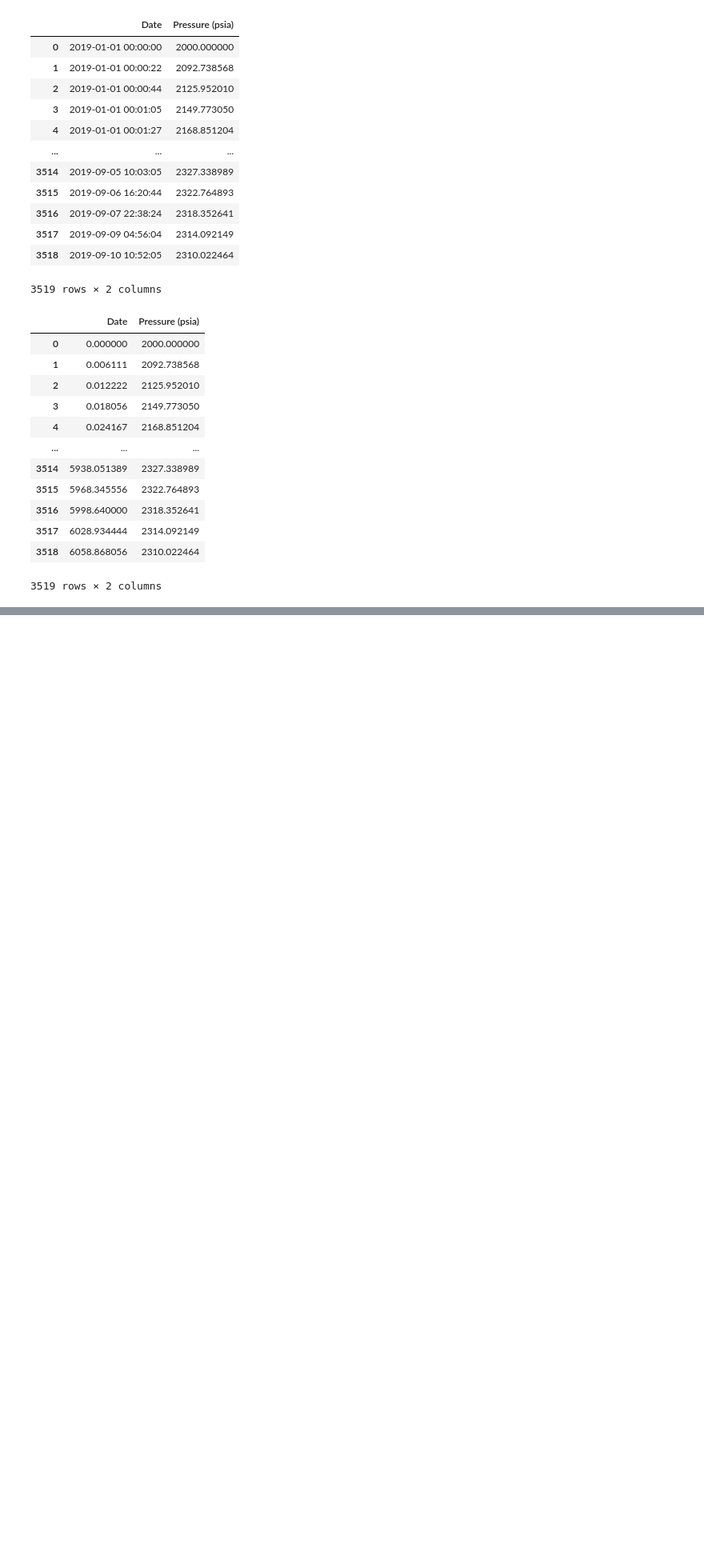
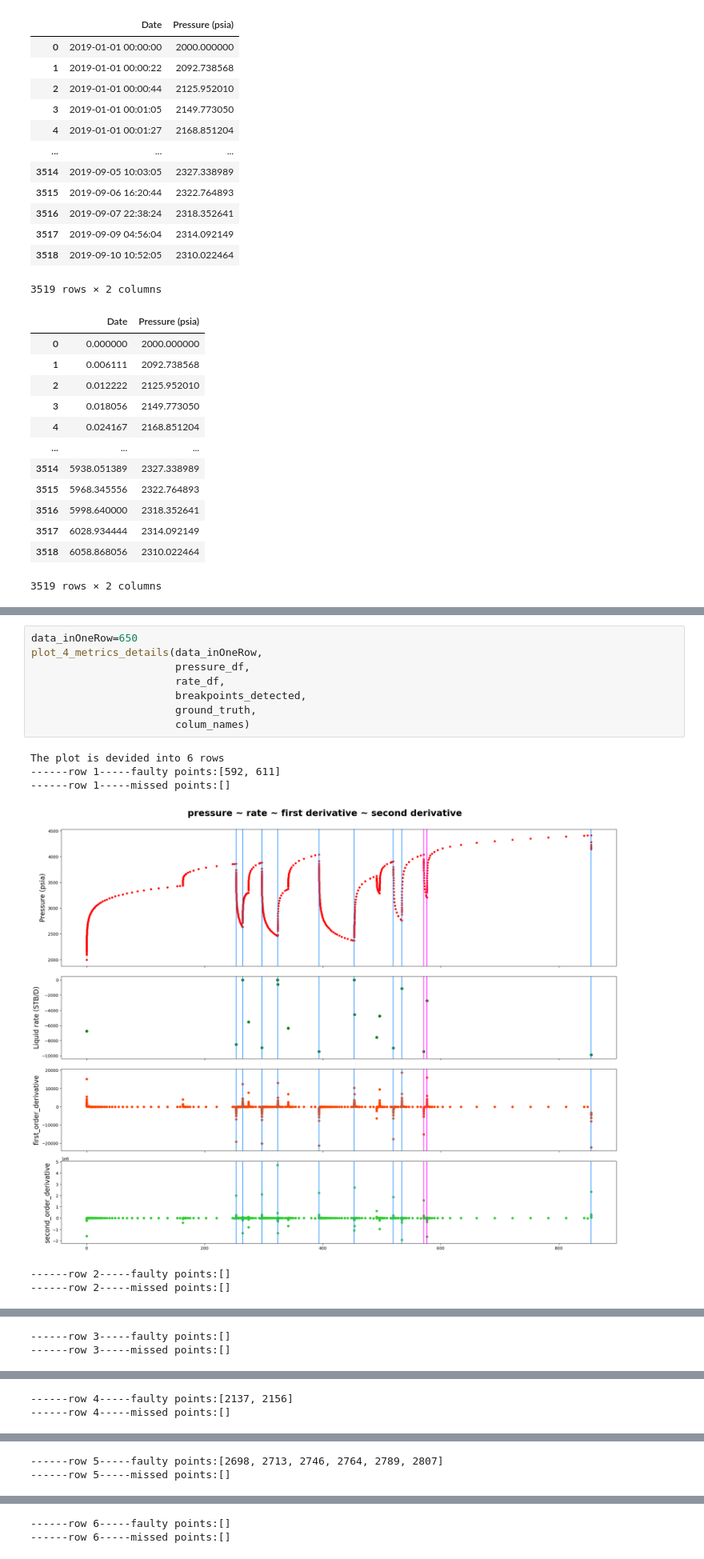
Before and after one commit to juneciel510/transient_identification, a Jupyter notebook: source_code/synthetic_data.ipynb, the cells around one changed output, grey strips where cells are left out. Shown at 80% size. Cells and saved outputs as stored; diff of their text form; blank space fills up the shorter version.

```diff
--- a/source_code/synthetic_data.ipynb
+++ b/source_code/synthetic_data.ipynb
@@ -127,0 +161,15 @@ display(pressure_df)
+# %%
+data_inOneRow=650
+plot_4_metrics_details(data_inOneRow,
+                       pressure_df,
+                       rate_df,
+                       breakpoints_detected,
+                       ground_truth,
+                       colum_names)
+# %% [output]
+The plot is devided into 6 rows
+------row 1-----faulty points:[592, 611]
+------row 1-----missed points:[]
+[figure, added]
+------row 2-----faulty points:[]
+------row 2-----missed points:[]
@@ -127,0 +177,2 @@ display(pressure_df)
+------row 3-----faulty points:[]
+------row 3-----missed points:[]
@@ -127,0 +180,2 @@ display(pressure_df)
+------row 4-----faulty points:[2137, 2156]
+------row 4-----missed points:[]
@@ -127,0 +183,2 @@ display(pressure_df)
+------row 5-----faulty points:[2698, 2713, 2746, 2764, 2789, 2807]
+------row 5-----missed points:[]
@@ -127,0 +186,2 @@ display(pressure_df)
+------row 6-----faulty points:[]
+------row 6-----missed points:[]
```
Also changed, not shown: parts of 17 cells of this notebook, 4 other files.
